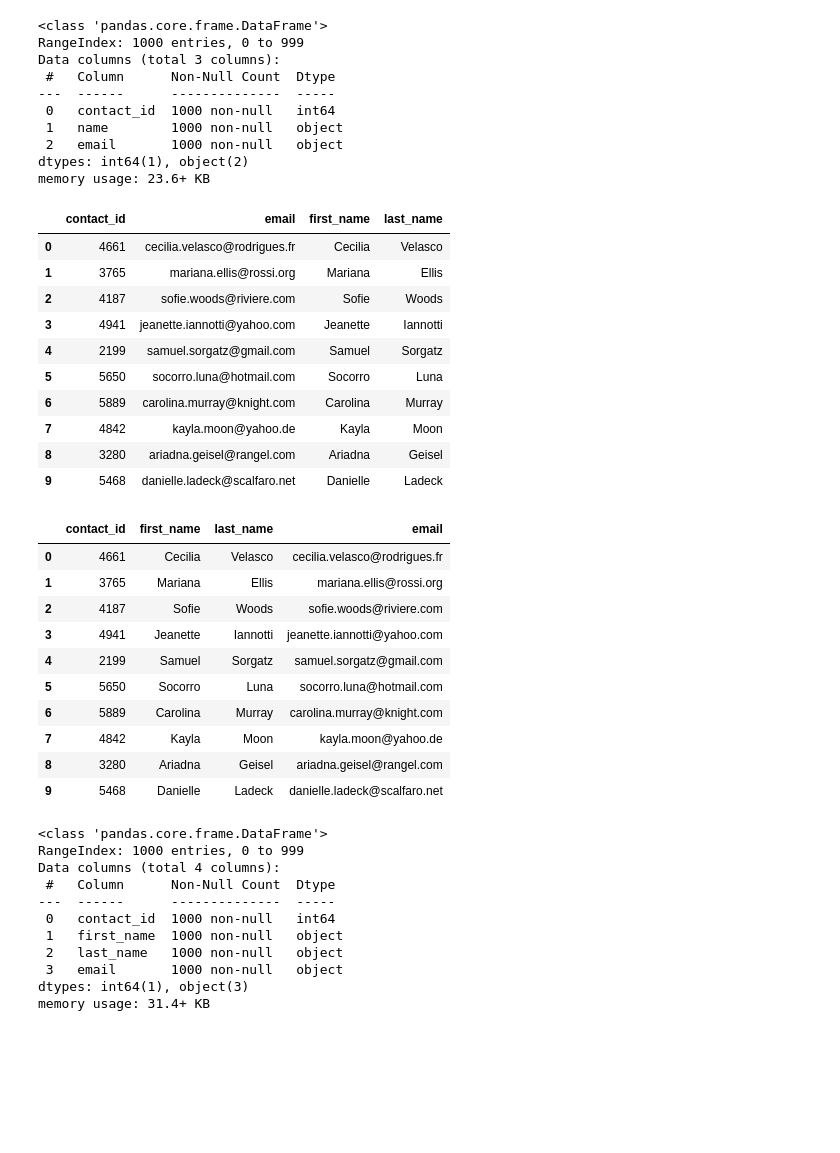
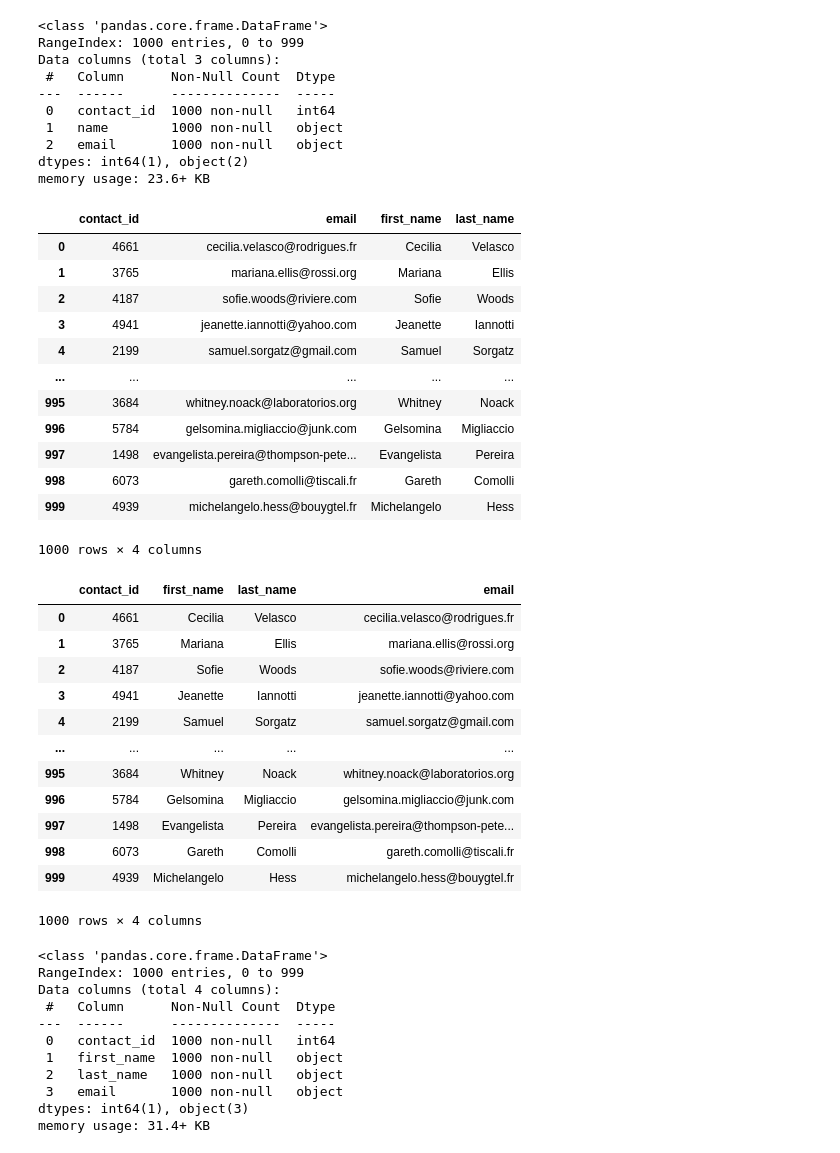
Before and after one commit to AzaniaHH/Crowdfunding_ETL, a Jupyter notebook: ETL_Mini_Project_AHood-Hosten.ipynb, the cells around one changed output. Drawn from its saved outputs; the diff is of its cells as text; code cells hidden in the pictures; blank space fills up the shorter version.

```diff
--- a/ETL_Mini_Project_AHood-Hosten.ipynb
+++ b/ETL_Mini_Project_AHood-Hosten.ipynb
@@ -377,8 +377,17 @@ Then export the DataFrame as a `contacts.csv` CSV file.
 # %%
 # Iterate through the contact_info_df and convert each row to a dictionary.
 import json
+
+contacts_path = 'Resources/contacts.xlsx'
+contact_info_df = pd.read_excel(contacts_path)
+json_rows = contact_info_df.iloc[:, 0][contact_info_df.iloc[:, 0].str.contains("{", na=False)]
+parsed_data = [json.loads(row) for row in json_rows]
+structured_contact_info_df = pd.DataFrame(parsed_data)
+
 dict_values = []
 
+for _, row in structured_contact_info_df.iterrows():
+    dict_values.append([row['contact_id'], row['name'], row['email']])
 
 # Print out the list of values for each row.
 print(dict_values)
@@ -387,6 +396,8 @@ print(dict_values)
 # %%
 # Create a contact_info DataFrame and add each list of values, i.e., each row
 # to the 'contact_id', 'name', 'email' columns.
+contact_info_df = pd.DataFrame(dict_values, columns=['contact_id', 'name', 'email'])
+contact_info_df
 # %% [output]
 |  | contact_id | name | email |
 | 0 | 4661 | Cecilia Velasco | cecilia.velasco@rodrigues.fr |
@@ -409,23 +428,32 @@ dtypes: int64(1), object(2)
 memory usage: 23.6+ KB
 # %%
 # Create a "first"name" and "last_name" column with the first and last names from the "name" column.
-
+contact_info_df['name'] = contact_info_df['name'].astype(str)
+contact_info_df[['first_name', 'last_name']] = contact_info_df['name'].str.split(n=1, expand=True)
 
 # Drop the contact_name column
+contact_info_df.drop(columns=['name'], inplace=True)
+
+contact_info_df
 # %% [output]
 |  | contact_id | email | first_name | last_name |
 | 0 | 4661 | cecilia.velasco@rodrigues.fr | Cecilia | Velasco |
 | 1 | 3765 | mariana.ellis@rossi.org | Mariana | Ellis |
 | 2 | 4187 | sofie.woods@riviere.com | Sofie | Woods |
 | 3 | 4941 | jeanette.iannotti@yahoo.com | Jeanette | Iannotti |
 | 4 | 2199 | samuel.sorgatz@gmail.com | Samuel | Sorgatz |
-| 5 | 5650 | socorro.luna@hotmail.com | Socorro | Luna |
-| 6 | 5889 | carolina.murray@knight.com | Carolina | Murray |
-| 7 | 4842 | kayla.moon@yahoo.de | Kayla | Moon |
-| 8 | 3280 | ariadna.geisel@rangel.com | Ariadna | Geisel |
-| 9 | 5468 | danielle.ladeck@scalfaro.net | Danielle | Ladeck |
+| ... | ... | ... | ... | ... |
+| 995 | 3684 | whitney.noack@laboratorios.org | Whitney | Noack |
+| 996 | 5784 | gelsomina.migliaccio@junk.com | Gelsomina | Migliaccio |
+| 997 | 1498 | evangelista.pereira@thompson-pete... | Evangelista | Pereira |
+| 998 | 6073 | gareth.comolli@tiscali.fr | Gareth | Comolli |
+| 999 | 4939 | michelangelo.hess@bouygtel.fr | Michelangelo | Hess |
+1000 rows × 4 columns
 # %%
 # Reorder the columns
+contact_info_df = contact_info_df[['contact_id', 'first_name', 'last_name', 'email']]
+
+contact_info_df
 # %% [output]
 |  | contact_id | first_name | last_name | email |
 | 0 | 4661 | Cecilia | Velasco | cecilia.velasco@rodrigues.fr |
@@ -433,11 +461,13 @@ memory usage: 23.6+ KB
 | 2 | 4187 | Sofie | Woods | sofie.woods@riviere.com |
 | 3 | 4941 | Jeanette | Iannotti | jeanette.iannotti@yahoo.com |
 | 4 | 2199 | Samuel | Sorgatz | samuel.sorgatz@gmail.com |
-| 5 | 5650 | Socorro | Luna | socorro.luna@hotmail.com |
-| 6 | 5889 | Carolina | Murray | carolina.murray@knight.com |
-| 7 | 4842 | Kayla | Moon | kayla.moon@yahoo.de |
-| 8 | 3280 | Ariadna | Geisel | ariadna.geisel@rangel.com |
-| 9 | 5468 | Danielle | Ladeck | danielle.ladeck@scalfaro.net |
+| ... | ... | ... | ... | ... |
+| 995 | 3684 | Whitney | Noack | whitney.noack@laboratorios.org |
+| 996 | 5784 | Gelsomina | Migliaccio | gelsomina.migliaccio@junk.com |
+| 997 | 1498 | Evangelista | Pereira | evangelista.pereira@thompson-pete... |
+| 998 | 6073 | Gareth | Comolli | gareth.comolli@tiscali.fr |
+| 999 | 4939 | Michelangelo | Hess | michelangelo.hess@bouygtel.fr |
+1000 rows × 4 columns
 # %%
 # Check the datatypes one more time before exporting as CSV file.
 # %% [output]
```
Also changed, not shown: parts of 3 cells of this notebook.
